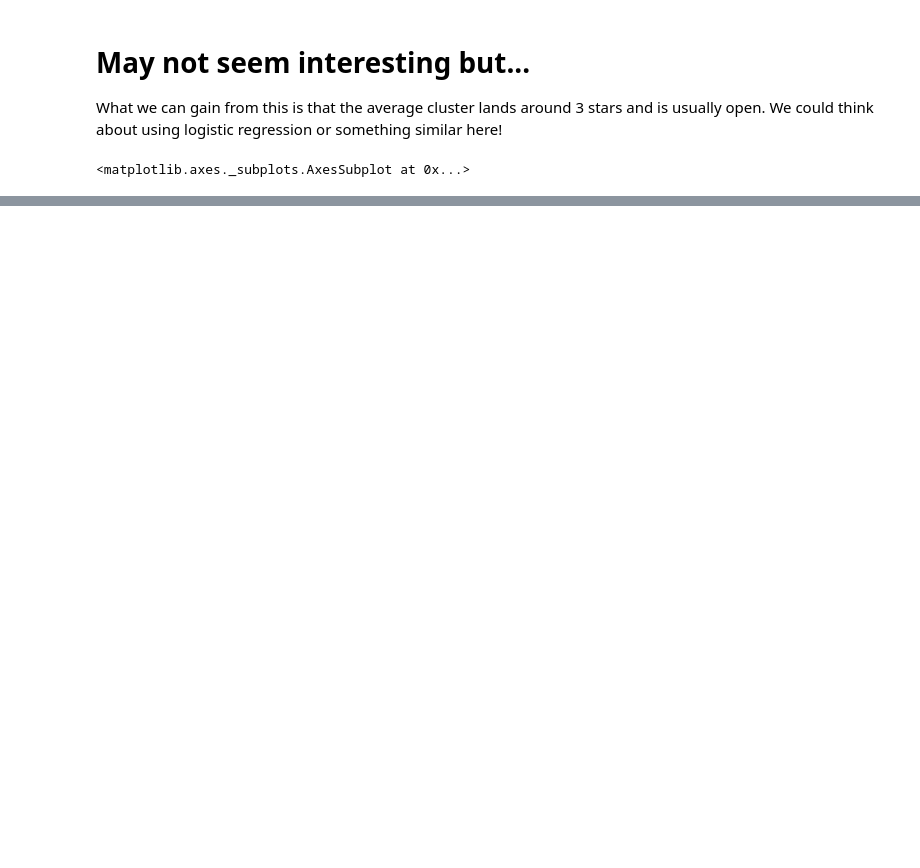
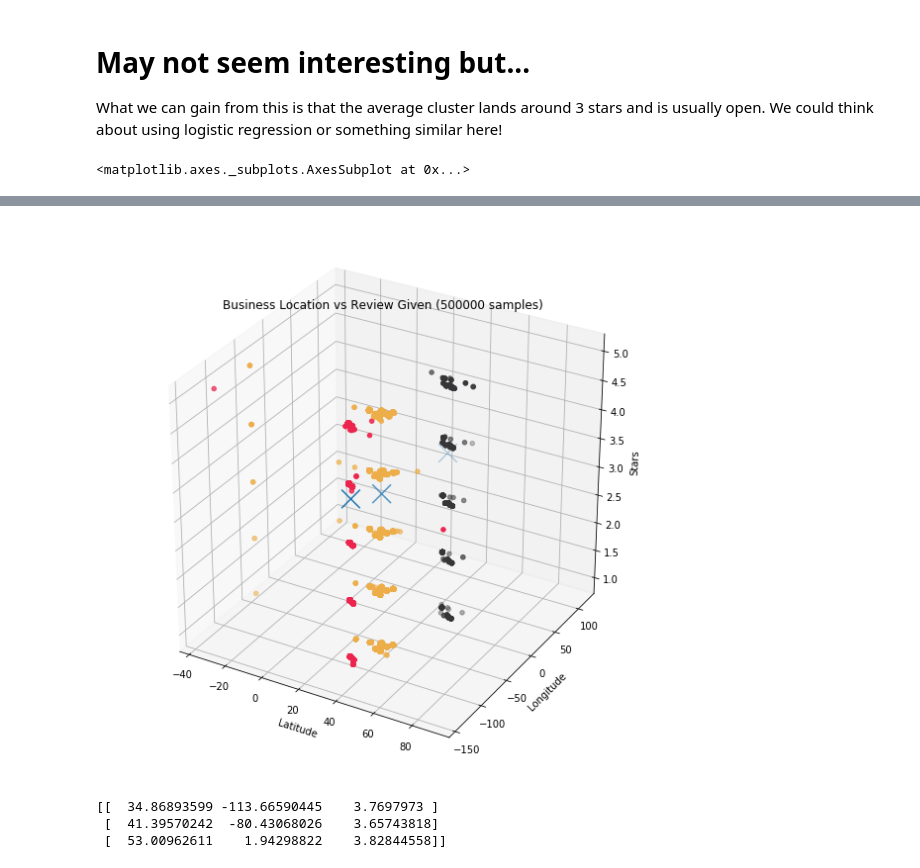
Before and after one commit to TheBetterTeam/GetYelp, a Jupyter notebook: Yelp Data/work.ipynb, the cells around one changed output, grey strips where cells are left out. Drawn from its saved outputs; the diff is of its cells as text; code cells hidden in the pictures; blank space fills up the shorter version.

```diff
--- a/Yelp Data/work.ipynb
+++ b/Yelp Data/work.ipynb
@@ -281,0 +347,10 @@ Too interesting about the logreg withe stars and being open (not shutdown)
+# %%
+r_samp = reviewSampler.getOrderedSample(1000000)
+b_samp = businessSampler.getOrderedSample(1000000)
+review_star_business = r_samp[['business_id','stars']]
+business_locations = b_samp[['business_id', 'latitude', 'longitude']]
+df_final = pd.merge(business_locations.dropna(), review_star_business.dropna(), on='business_id')
+# %%
+lats = df_final['latitude']
+longs = df_final['longitude']
+stars = df_final['stars']
@@ -281,0 +415,27 @@ Too interesting about the logreg withe stars and being open (not shutdown)
+# %%
+title = ''.join(['Business Location vs Review Given (', str(len(r_samp)), ' samples)'])
+GIO3D = GraphInfoObject3D(title, (lats, 'Latitude'), (longs, 'Longitude'), (stars, 'Stars'))
+GIO3D.setColor(1,'purple')
+# %%
+X = []
+for item in zip(lats,longs,stars):
+    X.append([item[0], item[1],item[2]])
+
+graph = Graph3DScatter(GIO3D, lats, longs, stars)
+
+kmeans = KMeans(n_clusters=3)
+kmeans.fit(X)
+
+centroids = kmeans.cluster_centers_
+colors = ['#ED254E', '#F9DC5C', '#C2EABD', '#502419', '#EDAE49', '#00798C', '#2E86AB', '#363537']
+graph.create_additional(lats, longs, stars, color_labels=True, labels=kmeans.labels_, colors=colors, marker='o')
+graph.create_additional(centroids[:,0], centroids[:,1], centroids[:,2], color_labels=False, labels=None, colors=[], marker='x',s=350)
+graph.display()
+# %% [output]
+[figure, added]
+# %%
+print(centroids)
+# %% [output]
+[[  34.86893599 -113.66590445    3.7697973 ]
+ [  41.39570242  -80.43068026    3.65743818]
+ [  53.00962611    1.94298822    3.82844558]]
```
Also changed, not shown: parts of 27 cells of this notebook.
